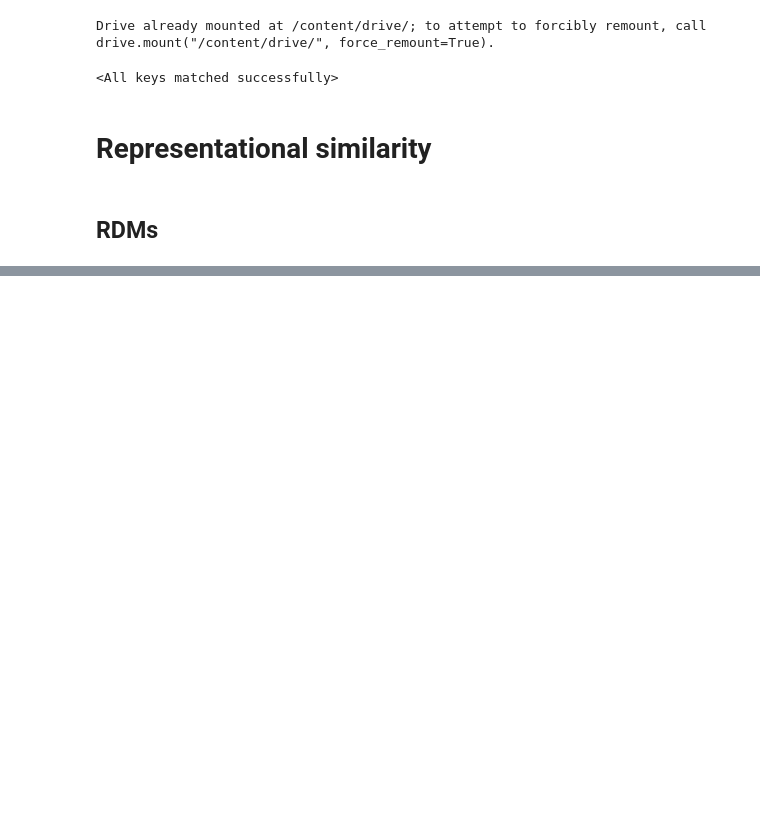
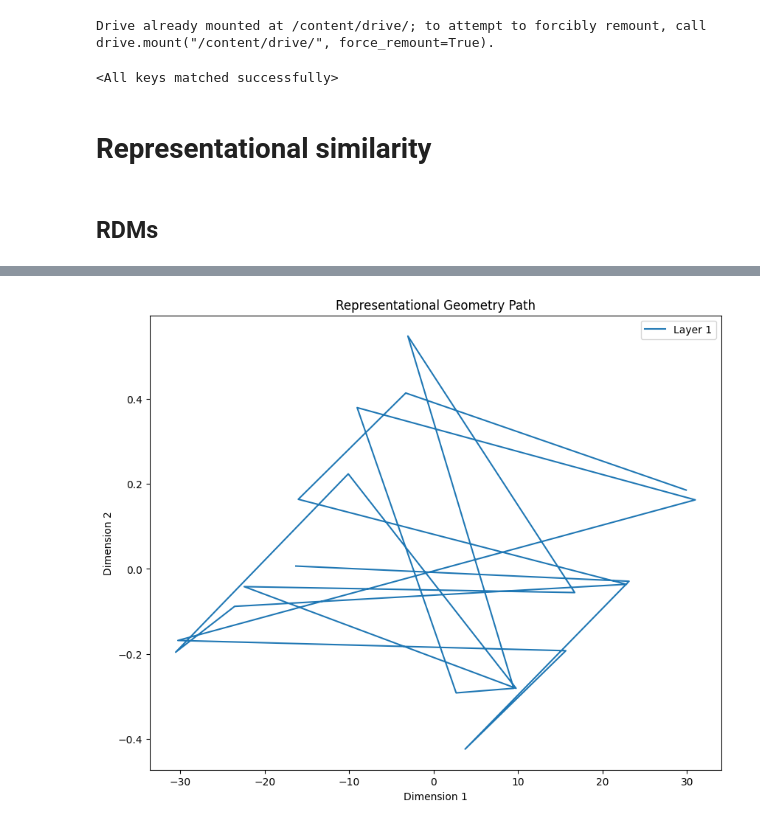
Before and after one commit to Xemin0/NeuroAIProj_Abstract, a Jupyter notebook: NMA_NeuroAI_Similarity.ipynb, the cells around one changed output, grey strips where cells are left out. Drawn from its saved outputs; the diff is of its cells as text; code cells hidden in the pictures; blank space fills up the shorter version.

```diff
--- a/NMA_NeuroAI_Similarity.ipynb
+++ b/NMA_NeuroAI_Similarity.ipynb
@@ -229,4 +297,7 @@ plot_rdms(model_SI, stimulus_dict)
 # %%
 # @title Representational path for TI
+plot_representational_geometry_path(model_TI, stimulus_dict_TI, method='pca')
+# %% [output]
+[figure, added]
 # %%
 # @title Representational path for SI
```
Also changed, not shown: parts of 8 cells of this notebook.
